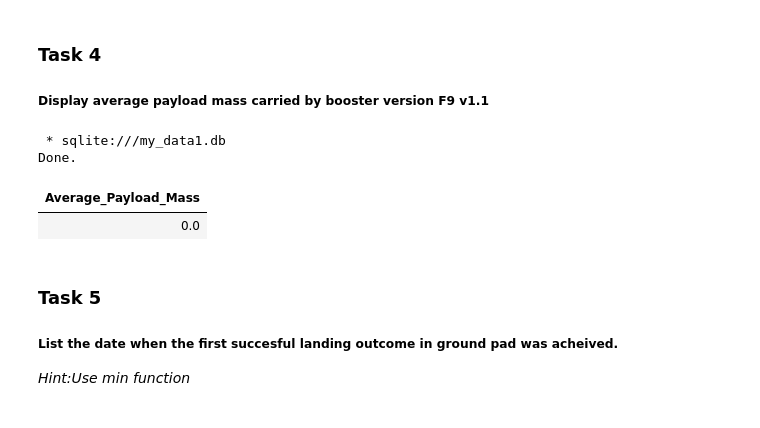
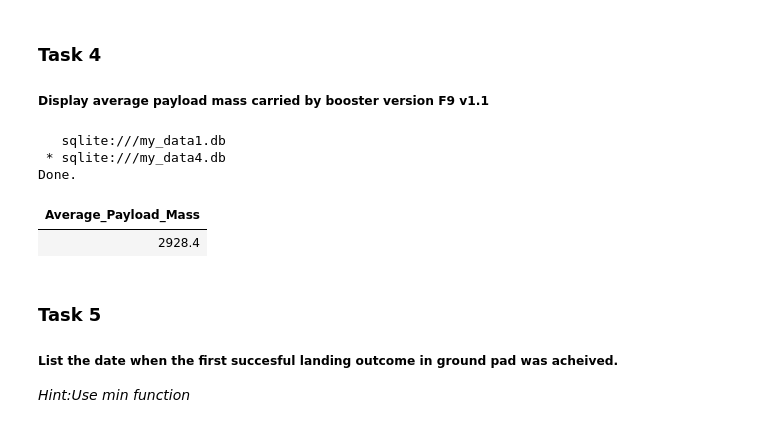
Before and after one commit to JOEL-BINU-PHILIP/Capstone-Project-Assignment, a Jupyter notebook: Capstone-project-eda-sql-coursera_sqllite.ipynb, the cells around one changed output. Cells and saved outputs as stored; diff of their text form; code cells hidden in the pictures.

```diff
--- a/Capstone-project-eda-sql-coursera_sqllite.ipynb
+++ b/Capstone-project-eda-sql-coursera_sqllite.ipynb
@@ -182,14 +228,15 @@ Done.
 ##### Display average payload mass carried by booster version F9 v1.1
 # %%
 %%sql
-SELECT AVG("Payload_mass") AS "Average_Payload_Mass"
+SELECT AVG("PAYLOAD_MASS__KG_") AS "Average_Payload_Mass"
 FROM SPACEXTABLE
 WHERE "Booster_version" = 'F9 v1.1';
 # %% [output]
- * sqlite:///my_data1.db
+   sqlite:///my_data1.db
+ * sqlite:///my_data4.db
 Done.
 | Average_Payload_Mass |
-| 0.0 |
+| 2928.4 |
 # %% [markdown]
 ### Task 5
 
```
Also changed, not shown: parts of 21 cells of this notebook.
